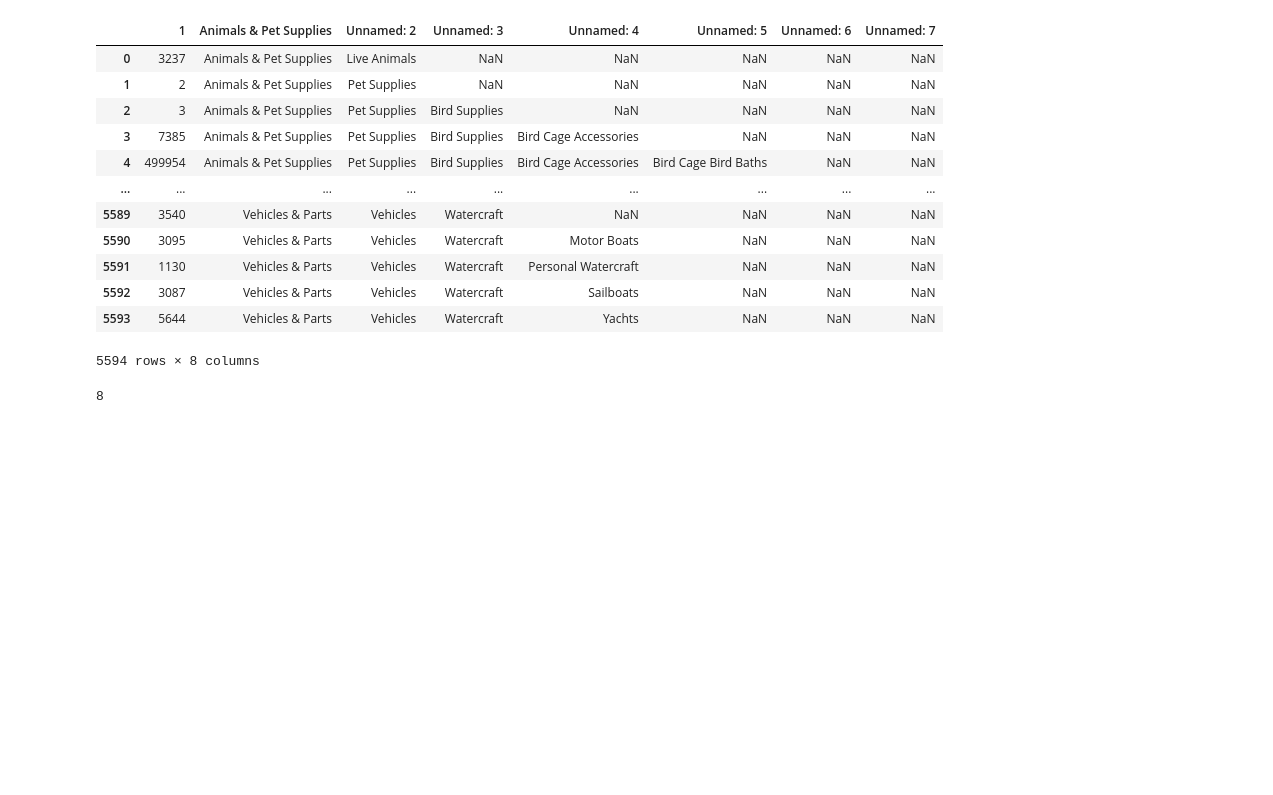
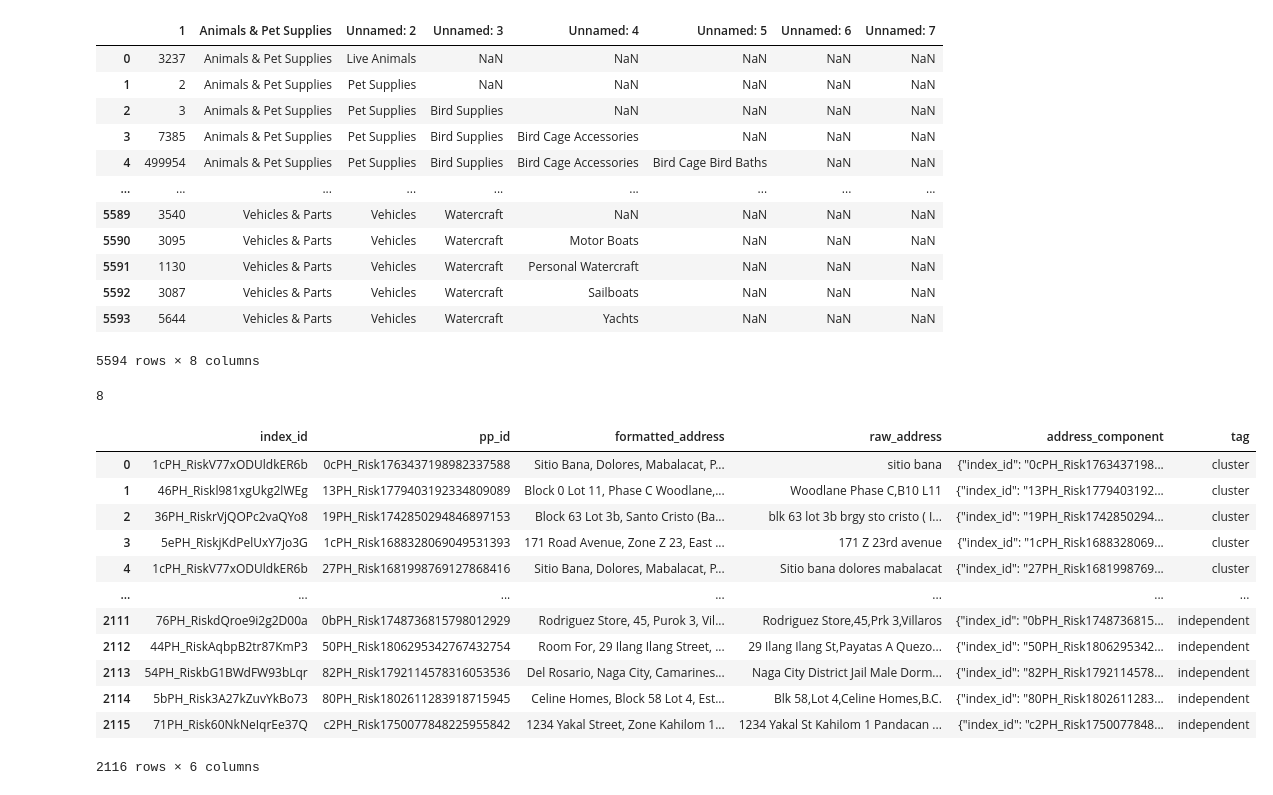
Before and after one commit to chiliangpi/auto_producting, a Jupyter notebook: shopify_producting/temp2.ipynb, the cells around one changed output. Cells and saved outputs as stored; diff of their text form; code cells hidden in the pictures; blank space fills up the shorter version.

```diff
--- a/temp2.ipynb
+++ b/shopify_producting/temp2.ipynb
@@ -967,3 +967,21 @@ df
 len(df.columns)
 # %% [output]
 8
+# %%
+import pandas as pd
+df = pd.read_parquet("/Users/fanke.chang/Downloads/part-00000-7a3ea447-08d1-4ef6-a177-c70b8fcf9f66-c000.zstd.parquet")
+df
+# %% [output]
+|  | index_id | pp_id | formatted_address | raw_address | address_component | tag |
+| 0 | 1cPH_RiskV77xODUldkER6b | 0cPH_Risk1763437198982337588 | Sitio Bana, Dolores, Mabalacat, P... | sitio bana | {"index_id": "0cPH_Risk1763437198... | cluster |
+| 1 | 46PH_Riskl981xgUkg2lWEg | 13PH_Risk1779403192334809089 | Block 0 Lot 11, Phase C Woodlane,... | Woodlane Phase C,B10 L11 | {"index_id": "13PH_Risk1779403192... | cluster |
+| 2 | 36PH_RiskrVjQOPc2vaQYo8 | 19PH_Risk1742850294846897153 | Block 63 Lot 3b, Santo Cristo (Ba... | blk 63 lot 3b brgy sto cristo ( I... | {"index_id": "19PH_Risk1742850294... | cluster |
+| 3 | 5ePH_RiskjKdPelUxY7jo3G | 1cPH_Risk1688328069049531393 | 171 Road Avenue, Zone Z 23, East ... | 171 Z 23rd avenue | {"index_id": "1cPH_Risk1688328069... | cluster |
+| 4 | 1cPH_RiskV77xODUldkER6b | 27PH_Risk1681998769127868416 | Sitio Bana, Dolores, Mabalacat, P... | Sitio bana dolores mabalacat | {"index_id": "27PH_Risk1681998769... | cluster |
+| ... | ... | ... | ... | ... | ... | ... |
+| 2111 | 76PH_RiskdQroe9i2g2D00a | 0bPH_Risk1748736815798012929 | Rodriguez Store, 45, Purok 3, Vil... | Rodriguez Store,45,Prk 3,Villaros | {"index_id": "0bPH_Risk1748736815... | independent |
+| 2112 | 44PH_RiskAqbpB2tr87KmP3 | 50PH_Risk1806295342767432754 | Room For, 29 Ilang Ilang Street, ... | 29 Ilang Ilang St,Payatas A Quezo... | {"index_id": "50PH_Risk1806295342... | independent |
+| 2113 | 54PH_RiskbG1BWdFW93bLqr | 82PH_Risk1792114578316053536 | Del Rosario, Naga City, Camarines... | Naga City District Jail Male Dorm... | {"index_id": "82PH_Risk1792114578... | independent |
+| 2114 | 5bPH_Risk3A27kZuvYkBo73 | 80PH_Risk1802611283918715945 | Celine Homes, Block 58 Lot 4, Est... | Blk 58,Lot 4,Celine Homes,B.C. | {"index_id": "80PH_Risk1802611283... | independent |
+| 2115 | 71PH_Risk60NkNeIqrEe37Q | c2PH_Risk1750077848225955842 | 1234 Yakal Street, Zone Kahilom 1... | 1234 Yakal St Kahilom 1 Pandacan ... | {"index_id": "c2PH_Risk1750077848... | independent |
+2116 rows × 6 columns
```
Also changed, not shown: parts of 1 cell of this notebook, 25 other files.
